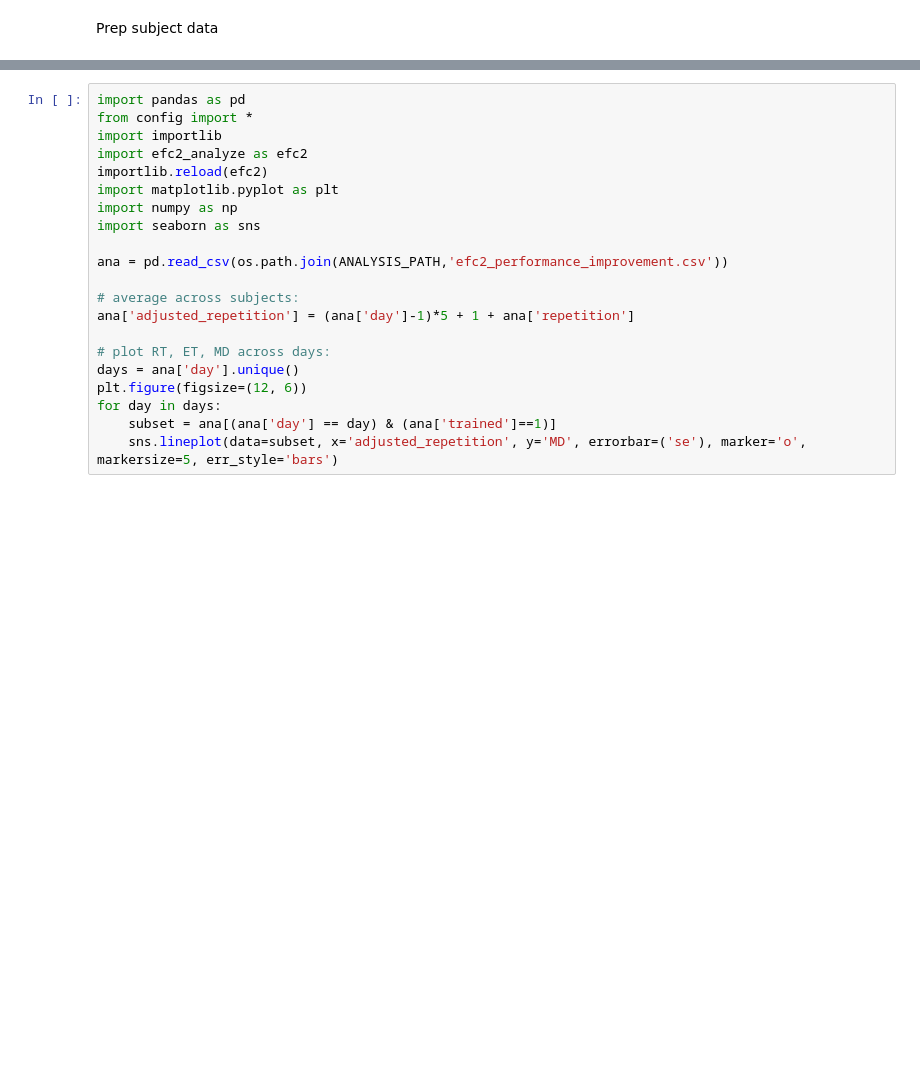
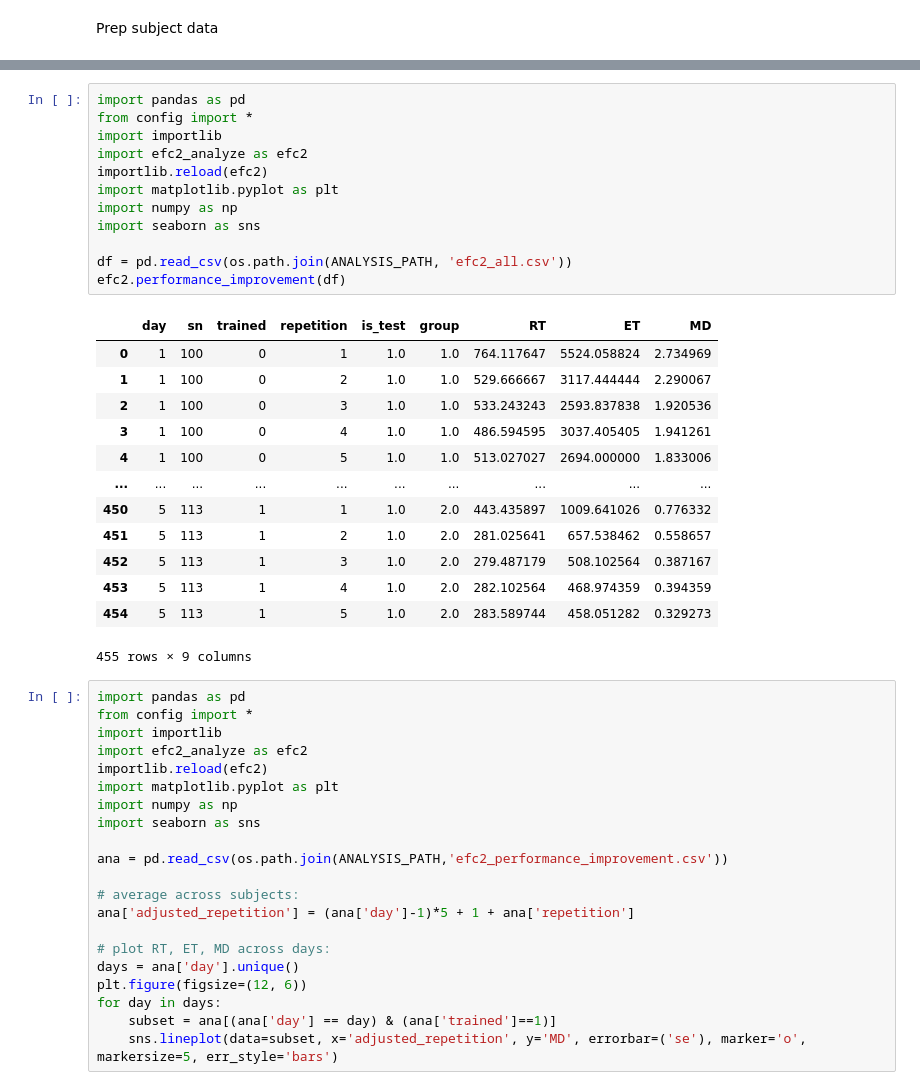
Before and after one commit to alighavam/EFC2, a Jupyter notebook: efc2_notebook.ipynb, the cells around one changed output, grey strips where cells are left out. Cells and saved outputs as stored; diff of their text form; blank space fills up the shorter version.

```diff
--- a/efc2_notebook.ipynb
+++ b/efc2_notebook.ipynb
@@ -33,3 +47,29 @@ Processing efc2_113.csv
+# %%
+import pandas as pd
+from config import *
+import importlib
+import efc2_analyze as efc2
+importlib.reload(efc2)
+import matplotlib.pyplot as plt
+import numpy as np
+import seaborn as sns
+
+df = pd.read_csv(os.path.join(ANALYSIS_PATH, 'efc2_all.csv'))
+efc2.performance_improvement(df)
+# %% [output]
+|  | day | sn | trained | repetition | is_test | group | RT | ET | MD |
+| 0 | 1 | 100 | 0 | 1 | 1.0 | 1.0 | 764.117647 | 5524.058824 | 2.734969 |
+| 1 | 1 | 100 | 0 | 2 | 1.0 | 1.0 | 529.666667 | 3117.444444 | 2.290067 |
+| 2 | 1 | 100 | 0 | 3 | 1.0 | 1.0 | 533.243243 | 2593.837838 | 1.920536 |
+| 3 | 1 | 100 | 0 | 4 | 1.0 | 1.0 | 486.594595 | 3037.405405 | 1.941261 |
+| 4 | 1 | 100 | 0 | 5 | 1.0 | 1.0 | 513.027027 | 2694.000000 | 1.833006 |
+| ... | ... | ... | ... | ... | ... | ... | ... | ... | ... |
+| 450 | 5 | 113 | 1 | 1 | 1.0 | 2.0 | 443.435897 | 1009.641026 | 0.776332 |
+| 451 | 5 | 113 | 1 | 2 | 1.0 | 2.0 | 281.025641 | 657.538462 | 0.558657 |
+| 452 | 5 | 113 | 1 | 3 | 1.0 | 2.0 | 279.487179 | 508.102564 | 0.387167 |
+| 453 | 5 | 113 | 1 | 4 | 1.0 | 2.0 | 282.102564 | 468.974359 | 0.394359 |
+| 454 | 5 | 113 | 1 | 5 | 1.0 | 2.0 | 283.589744 | 458.051282 | 0.329273 |
+455 rows × 9 columns
 # %%
 import pandas as pd
 from config import *
```
Also changed, not shown: parts of 3 cells of this notebook, 1 other file.
